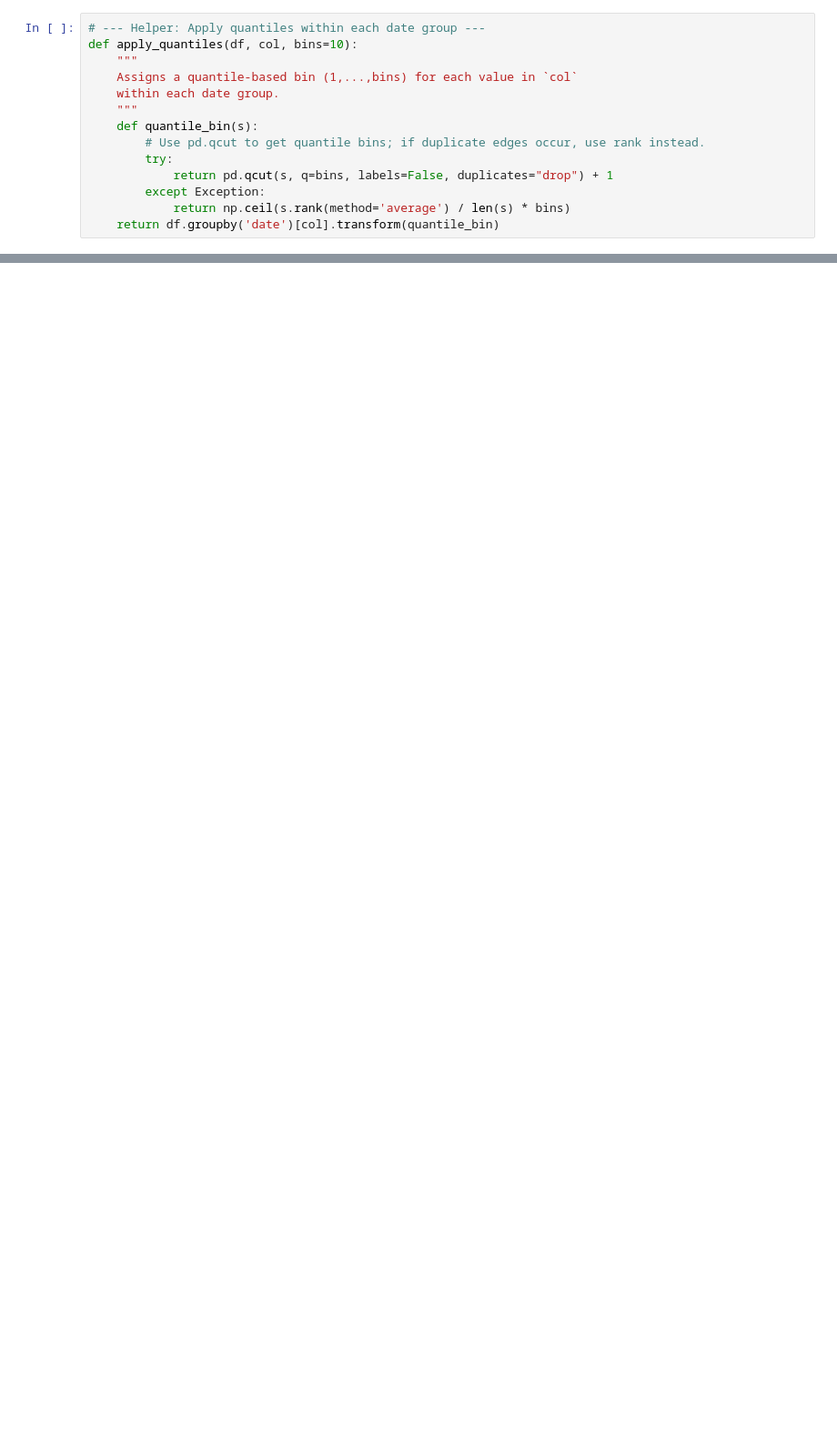
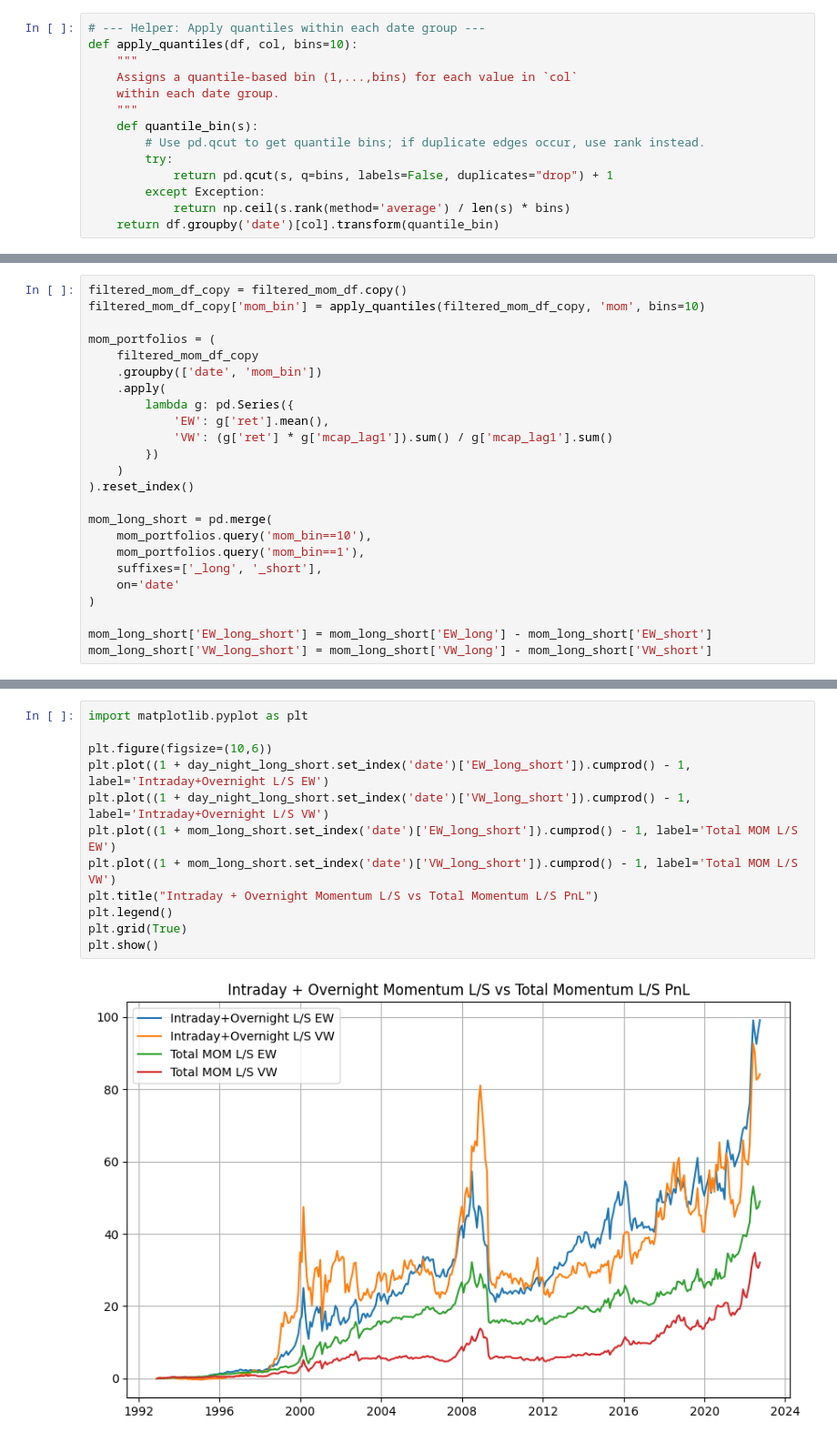
Before and after one commit to yeyechen/HKU-MFIN7037-QT, a Jupyter notebook: src/coursework_2.ipynb, the cells around one changed output, grey strips where cells are left out. Shown at 91% size. Cells and saved outputs as stored; diff of their text form; blank space fills up the shorter version.

```diff
--- a/src/coursework_2.ipynb
+++ b/src/coursework_2.ipynb
@@ -191,0 +279,24 @@ MOM - Mean Returns
+# %%
+filtered_mom_df_copy = filtered_mom_df.copy()
+filtered_mom_df_copy['mom_bin'] = apply_quantiles(filtered_mom_df_copy, 'mom', bins=10)
+
+mom_portfolios = (
+    filtered_mom_df_copy
+    .groupby(['date', 'mom_bin'])
+    .apply(
+        lambda g: pd.Series({
+            'EW': g['ret'].mean(),
+            'VW': (g['ret'] * g['mcap_lag1']).sum() / g['mcap_lag1'].sum()
+        })
+    )
+).reset_index()
+
+mom_long_short = pd.merge(
+    mom_portfolios.query('mom_bin==10'),
+    mom_portfolios.query('mom_bin==1'),
+    suffixes=['_long', '_short'],
+    on='date'
+)
+
+mom_long_short['EW_long_short'] = mom_long_short['EW_long'] - mom_long_short['EW_short']
+mom_long_short['VW_long_short'] = mom_long_short['VW_long'] - mom_long_short['VW_short']
@@ -191,0 +362,14 @@ MOM - Mean Returns
+# %%
+import matplotlib.pyplot as plt
+
+plt.figure(figsize=(10,6))
+plt.plot((1 + day_night_long_short.set_index('date')['EW_long_short']).cumprod() - 1, label='Intraday+Overnight L/S EW')
+plt.plot((1 + day_night_long_short.set_index('date')['VW_long_short']).cumprod() - 1, label='Intraday+Overnight L/S VW')
+plt.plot((1 + mom_long_short.set_index('date')['EW_long_short']).cumprod() - 1, label='Total MOM L/S EW')
+plt.plot((1 + mom_long_short.set_index('date')['VW_long_short']).cumprod() - 1, label='Total MOM L/S VW')
+plt.title("Intraday + Overnight Momentum L/S vs Total Momentum L/S PnL")
+plt.legend()
+plt.grid(True)
+plt.show()
+# %% [output]
+[figure, added]
```
Also changed, not shown: parts of 22 cells of this notebook.
